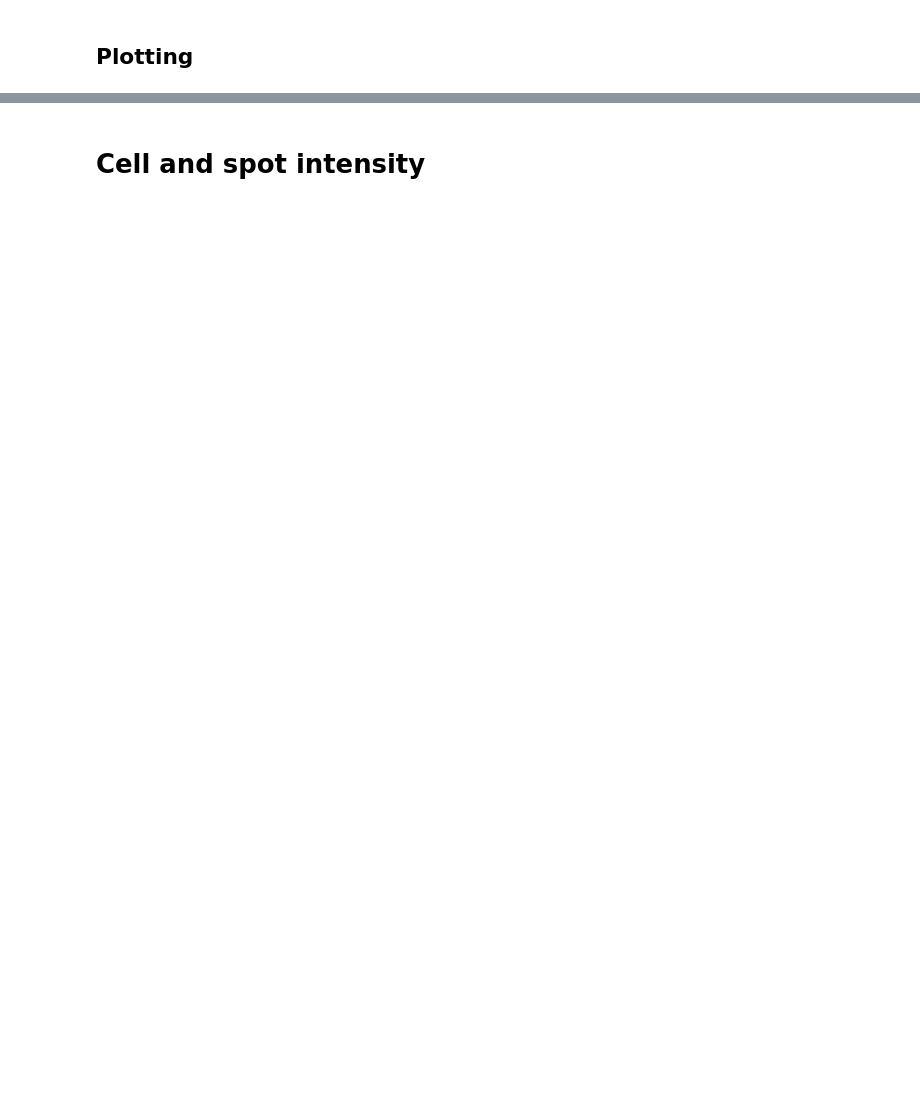
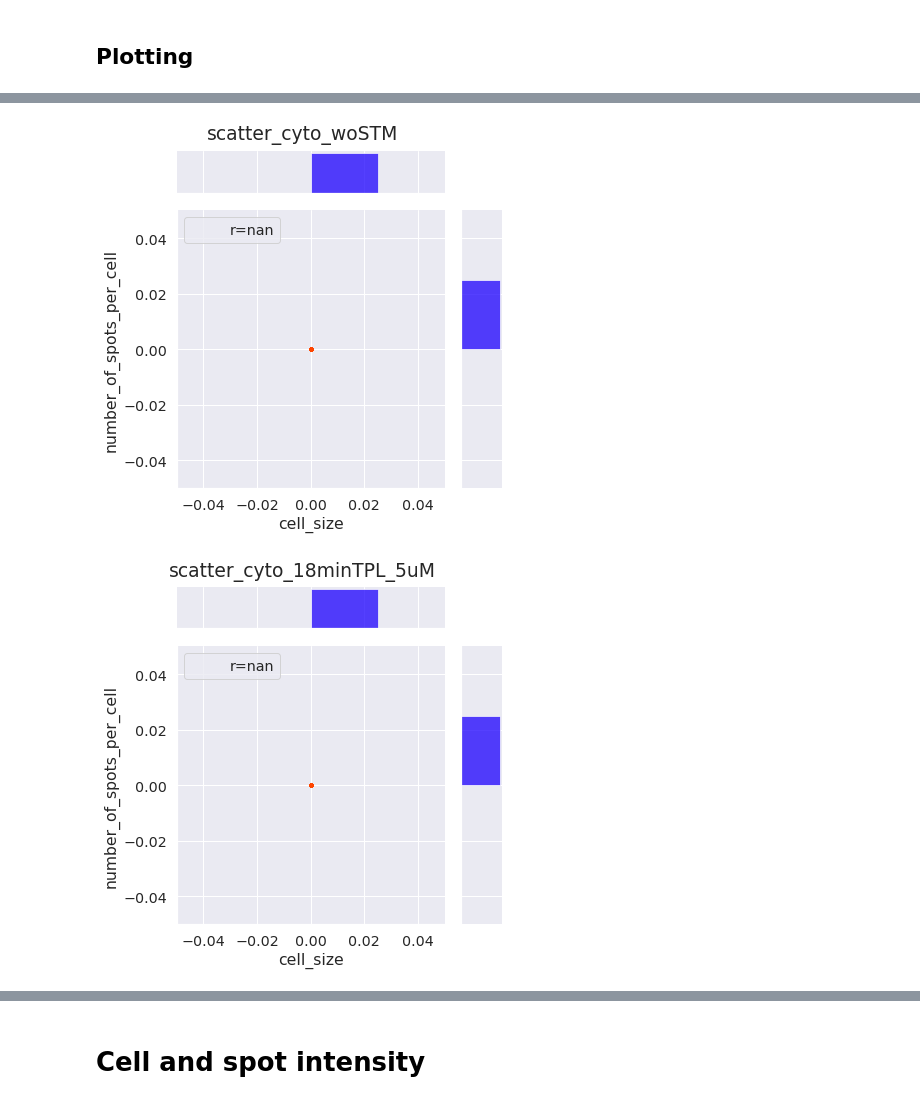
Before and after one commit to MunskyGroup/FISH_Processing, a Jupyter notebook: notebooks/FISH_data_interpretaton.ipynb, the cells around one changed output, grey strips where cells are left out. Saved outputs shown, nothing was run; the diff lists cells and outputs as text; code cells hidden in the pictures; blank space fills up the shorter version.

```diff
--- a/notebooks/FISH_data_interpretaton.ipynb
+++ b/notebooks/FISH_data_interpretaton.ipynb
@@ -192,27 +75,7 @@ def COX2_NFkB_list(mandatory_substring):
 ----
 # %%
 # To download data from NAS it is necessary to use CSU network or use the CSU VPN.
-#list_dirs, list_labels, plot_title_suffix, mandatory_substring = A549_COX2(mandatory_substring='nuc_90__cyto_200__psfz_350__psfyx_110__ts_300')
-
-#list_dirs, list_labels, plot_title_suffix, mandatory_substring = A549_NFKB_AB_488_IKBA(mandatory_substring='nuc_90__cyto_200__psfz_350__psfyx_120__ts_500')
-
-
-
-
-
-list_dirs, list_labels, plot_title_suffix, mandatory_substring = COX2_NFkB_list(mandatory_substring='nuc_91__cyto_201__psfz_350__psfyx_160')
-
-#list_dirs, list_labels, plot_title_suffix, mandatory_substring = A549_NFKBIA(mandatory_substring='nuc_90__cyto_200__psfz_350__psfyx_120__ts_500')
-
-#list_dirs, list_labels, plot_title_suffix, mandatory_substring = Huys_short(mandatory_substring='nuc_71__cyto_0__psfz_350__psfyx_160__ts_400_550')
-
-
-#list_dirs, list_labels, plot_title_subfix, mandatory_substring = IkBa_NFkB_list ('nuc_90__cyto_200__psfz_350__psfyx_120')
-
-
-#list_dirs, list_labels, plot_title_suffix, mandatory_substring = Huys_long(mandatory_substring='nuc_180__cyto_0__psfz_350__psfyx_120__ts_auto')
-
-
+list_dirs, list_labels, plot_title_suffix, mandatory_substring = Huys_short(mandatory_substring='nuc_71__cyto_0__psfz_350__psfyx_160__ts_400_550')
 minimal_TS_size = 3 # Just for the plotting
 connect_to_NAS = True
 # %% [markdown]
@@ -271,7 +158,10 @@ fa.plot_TS_bar_stacked(df_transcription_sites,plot_title,destination_folder,mini
 # %%
 number_conditions = len(list_cell_size)
 for i in range(len(list_labels)):
     x= list_cell_size[i]
     y = list_spots_cytosol[i]
     title_plot='scatter_cyto_'+list_labels[i]
-    fa.plot_scatter_spots_cell_size(x,y,title_plot,destination_folder)
+    fa.plot_scatter_and_distributions(x,y,title_plot,destination_folder)
+# %% [output]
+[figure, added]
+[figure, added]
```
Also changed, not shown: parts of 21 cells of this notebook, 15 other files.
